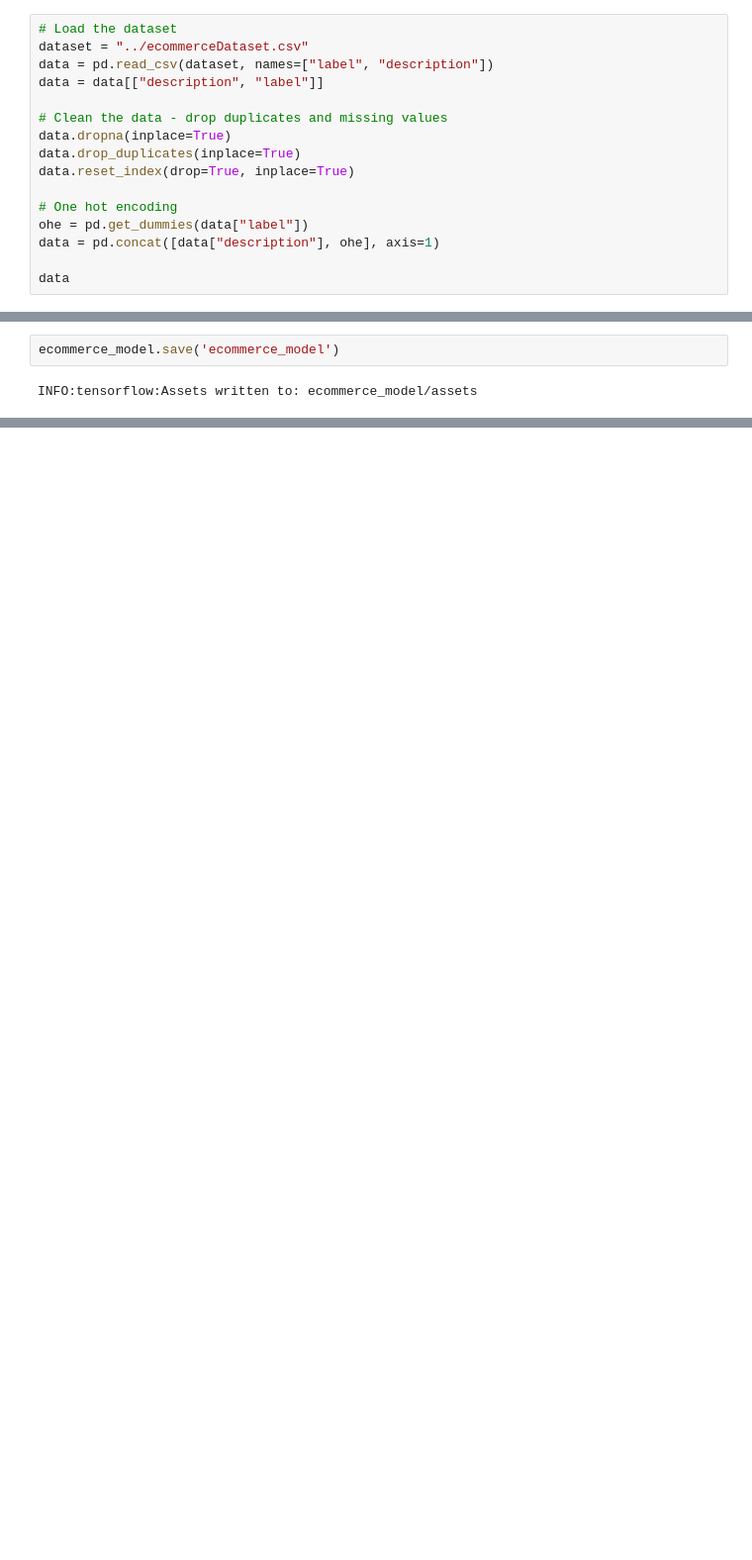
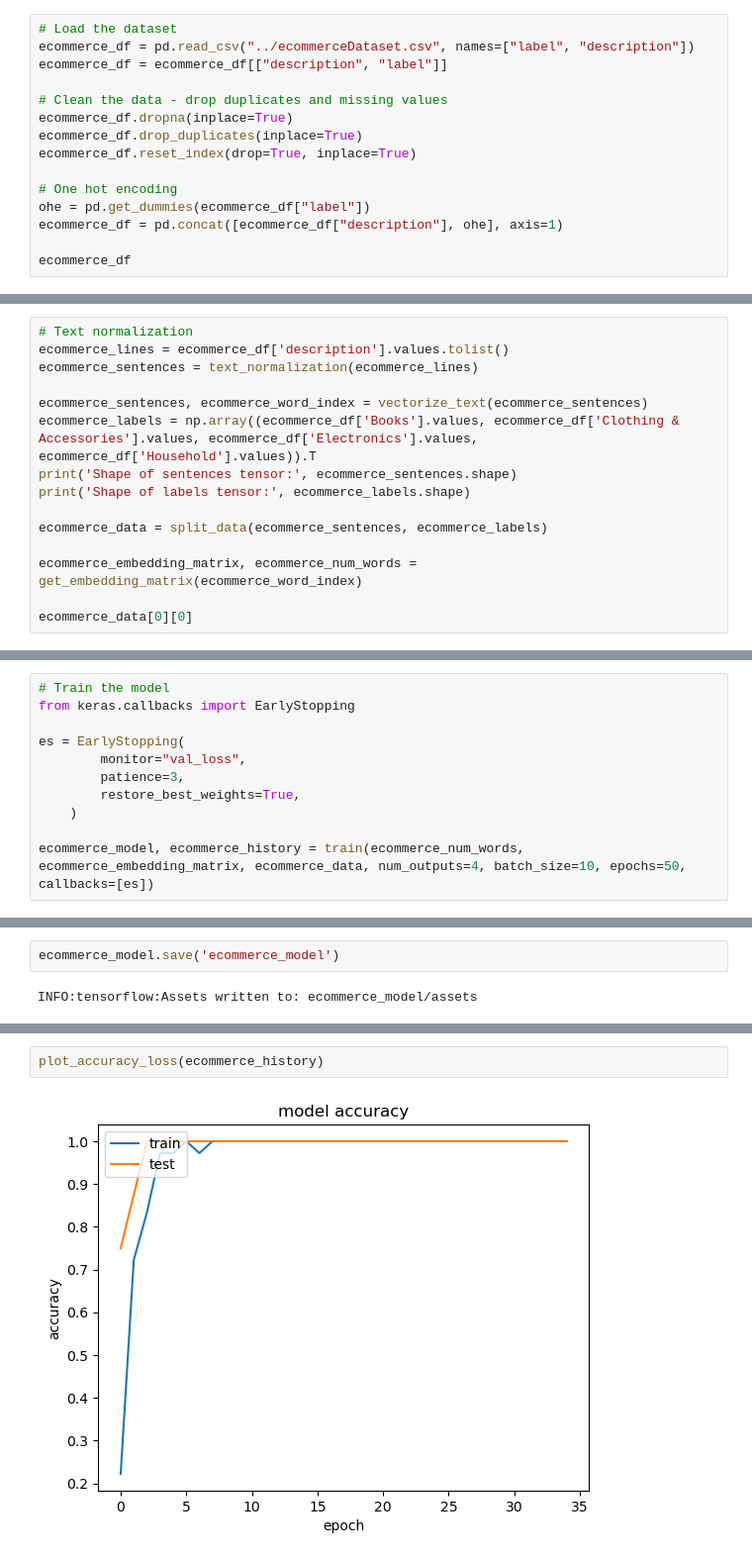
Before and after one commit to aidenszeto/nasa-notam-nlp, a Jupyter notebook: glove/glove_lstm.ipynb, the cells around one changed output, grey strips where cells are left out. Shown at 99% size. Drawn from its saved outputs; the diff is of its cells as text; blank space fills up the shorter version.

```diff
--- a/glove/glove_lstm.ipynb
+++ b/glove/glove_lstm.ipynb
@@ -262,20 +217,19 @@ Prediction: info with probability 60.899680852890015%
 # Ecommerce Dataset
 # %%
 # Load the dataset
-dataset = "../ecommerceDataset.csv"
-data = pd.read_csv(dataset, names=["label", "description"])
-data = data[["description", "label"]]
+ecommerce_df = pd.read_csv("../ecommerceDataset.csv", names=["label", "description"])
+ecommerce_df = ecommerce_df[["description", "label"]]
 
 # Clean the data - drop duplicates and missing values
-data.dropna(inplace=True)
-data.drop_duplicates(inplace=True)
-data.reset_index(drop=True, inplace=True)
+ecommerce_df.dropna(inplace=True)
+ecommerce_df.drop_duplicates(inplace=True)
+ecommerce_df.reset_index(drop=True, inplace=True)
 
 # One hot encoding
-ohe = pd.get_dummies(data["label"])
-data = pd.concat([data["description"], ohe], axis=1)
+ohe = pd.get_dummies(ecommerce_df["label"])
+ecommerce_df = pd.concat([ecommerce_df["description"], ohe], axis=1)
 
-data
+ecommerce_df
 # %% [output]
 |  | description | Books | Clothing & Accessories | Electronics | Household |
 | 0 | Paper Plane Design Framed Wall Ha... | 0 | 0 | 0 | 1 |
@@ -405,0 +247,15 @@ Epoch 40/40
+# %%
+# Text normalization
+ecommerce_lines = ecommerce_df['description'].values.tolist()
+ecommerce_sentences = text_normalization(ecommerce_lines)
+
+ecommerce_sentences, ecommerce_word_index = vectorize_text(ecommerce_sentences)
+ecommerce_labels = np.array((ecommerce_df['Books'].values, ecommerce_df['Clothing & Accessories'].values, ecommerce_df['Electronics'].values, ecommerce_df['Household'].values)).T
+print('Shape of sentences tensor:', ecommerce_sentences.shape)
+print('Shape of labels tensor:', ecommerce_labels.shape)
+
+ecommerce_data = split_data(ecommerce_sentences, ecommerce_labels)
+
+ecommerce_embedding_matrix, ecommerce_num_words = get_embedding_matrix(ecommerce_word_index)
+
+ecommerce_data[0][0]
@@ -405,0 +278,11 @@ Epoch 40/40
+# %%
+# Train the model
+from keras.callbacks import EarlyStopping
+
+es = EarlyStopping(
+        monitor="val_loss",
+        patience=3,
+        restore_best_weights=True,
+    )
+
+ecommerce_model, ecommerce_history = train(ecommerce_num_words, ecommerce_embedding_matrix, ecommerce_data, num_outputs=4, batch_size=10, epochs=50, callbacks=[es])
@@ -429,0 +312,4 @@ plt.show()
+# %%
+plot_accuracy_loss(ecommerce_history)
+# %% [output]
+[figure, added]
```
Also changed, not shown: parts of 32 cells of this notebook, 4 other files.
